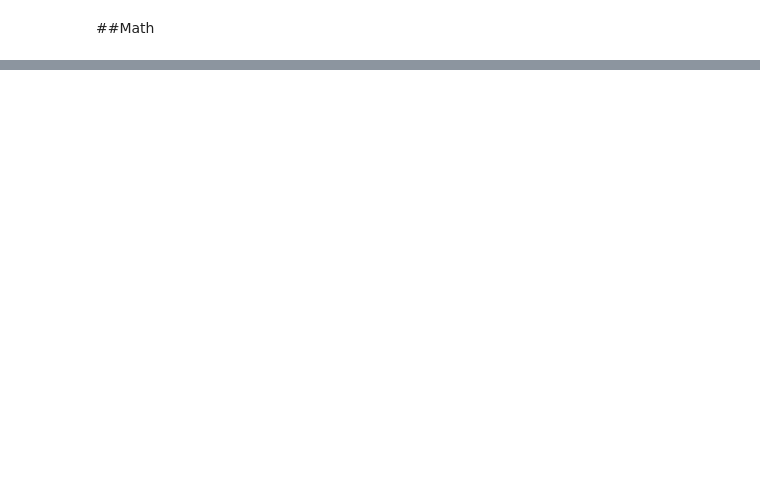
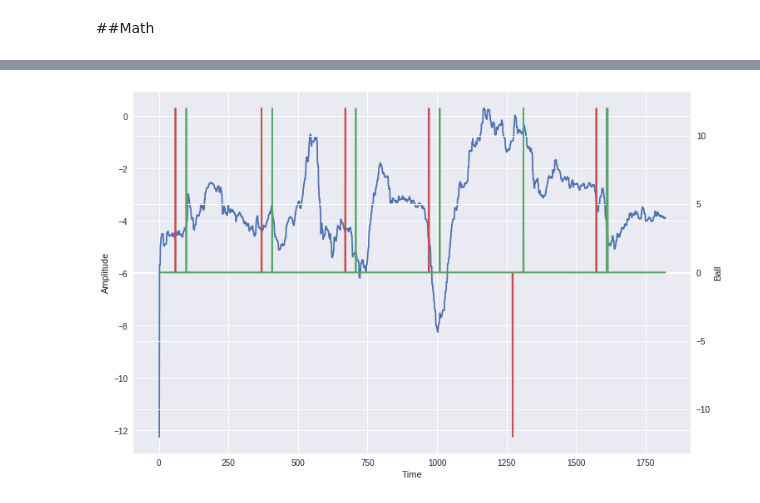
Before and after one commit to Jhonkr/Kinect-vs-Vicon, a Jupyter notebook: Kinect_vs_Vicon.ipynb, the cells around one changed output, grey strips where cells are left out. Drawn from its saved outputs; the diff is of its cells as text; code cells hidden in the pictures; blank space fills up the shorter version.

```diff
--- a/Kinect_vs_Vicon.ipynb
+++ b/Kinect_vs_Vicon.ipynb
@@ -161,0 +162,19 @@ plt.show()
+# %%
+#All Kinect movement { Blue : Angle, Red: Throw, Green : Catch}
+
+fig = plt.figure(figsize=(12,8))
+ax1 = fig.add_subplot(111)
+
+ax1.set_xlabel('Time')
+ax1.set_ylabel('Amplitude', color='k')
+ax1.plot(kinect_csv['Angle'], color='b')
+ax2 = ax1.twinx()
+
+ax2.set_ylabel('Ball', color='k')
+ax2.plot(kinect_csv['Throw']*12, color='r')
+ax2.plot(kinect_csv['Catch']*12, color='g')
+ax2.tick_params(axis='y', labelcolor='k')
+
+plt.show()
+# %% [output]
+[figure, added]
```
Also changed, not shown: parts of 34 cells of this notebook.
